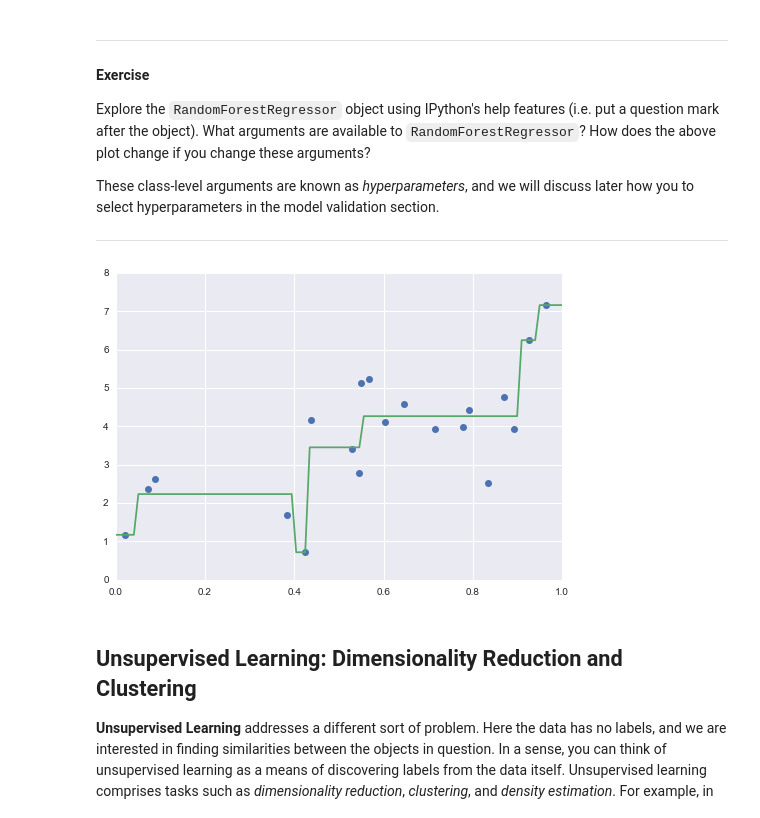
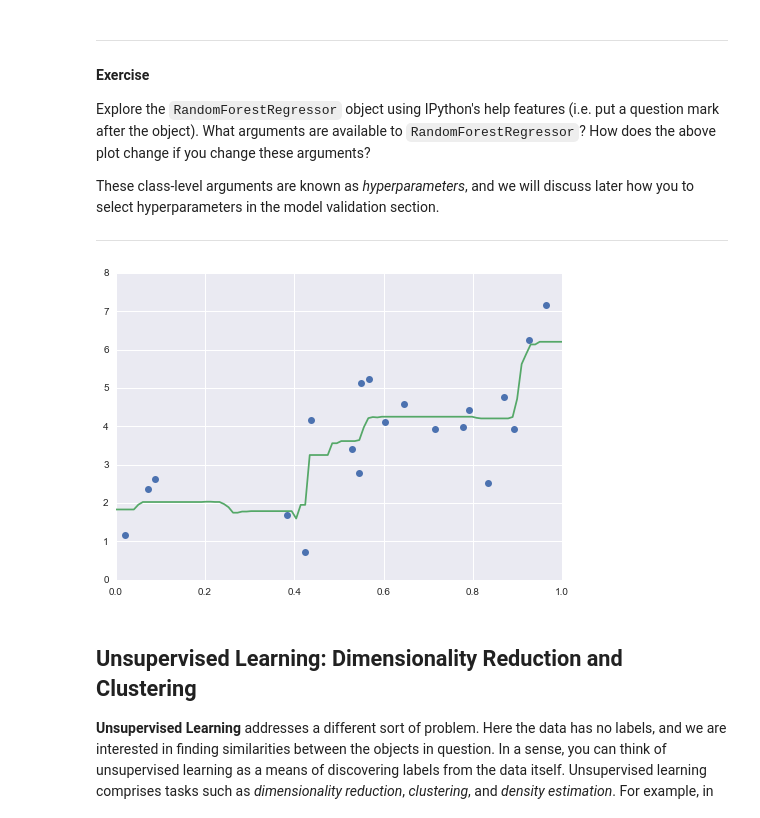
Before and after one commit to santiago-salas-v/sklearn_pycon2015, a Jupyter notebook: notebooks/02.2-Basic-Principles.ipynb, the cells around one changed output. Cells and saved outputs as stored; diff of their text form; code cells hidden in the pictures.

```diff
--- a/notebooks/02.2-Basic-Principles.ipynb
+++ b/notebooks/02.2-Basic-Principles.ipynb
@@ -220,22 +220,24 @@ These class-level arguments are known as *hyperparameters*, and we will discuss
 # %%
 from ipywidgets import interact
 model = RandomForestRegressor(
         n_estimators=10,
-        max_depth=3, bootstrap=False, verbose=2)
+        max_depth=3, verbose=2)
 model.verbose=0
-def plot_forest(depth):
+def plot_forest(depth, estimators):
     model.max_depth=depth
+    model.n_estimators=estimators
     model.fit(X, y)
 
     # Plot the data and the model prediction
     X_fit = np.linspace(0, 1, 100)[:, np.newaxis]
     y_fit = model.predict(X_fit)
 
     plt.plot(X.squeeze(), y, 'o')
     plt.plot(X_fit.squeeze(), y_fit);
-interact(plot_forest, depth=(1,20,1))
+interact(plot_forest, depth=(1,20,1),
+         estimators=(1,200,5))
 # %% [output]
-[figure, old version]
+[figure, new version]
 # %% [markdown]
 ## Unsupervised Learning: Dimensionality Reduction and Clustering
 
```
